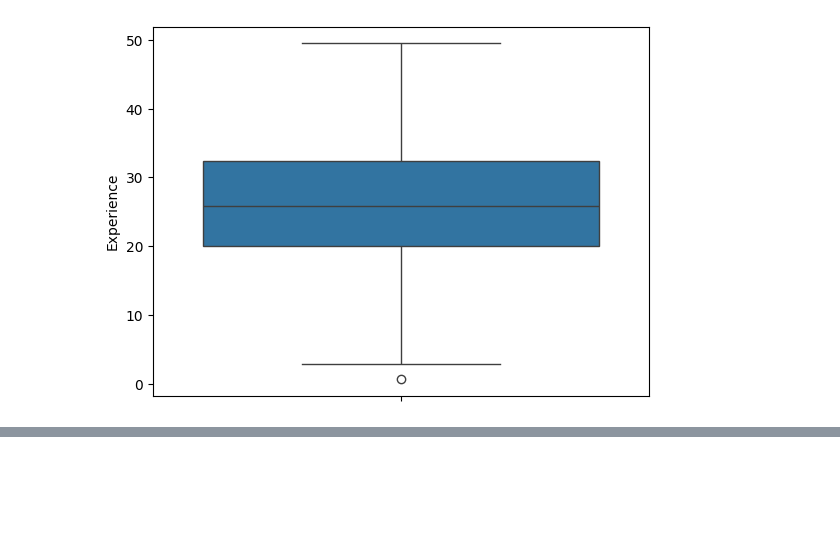
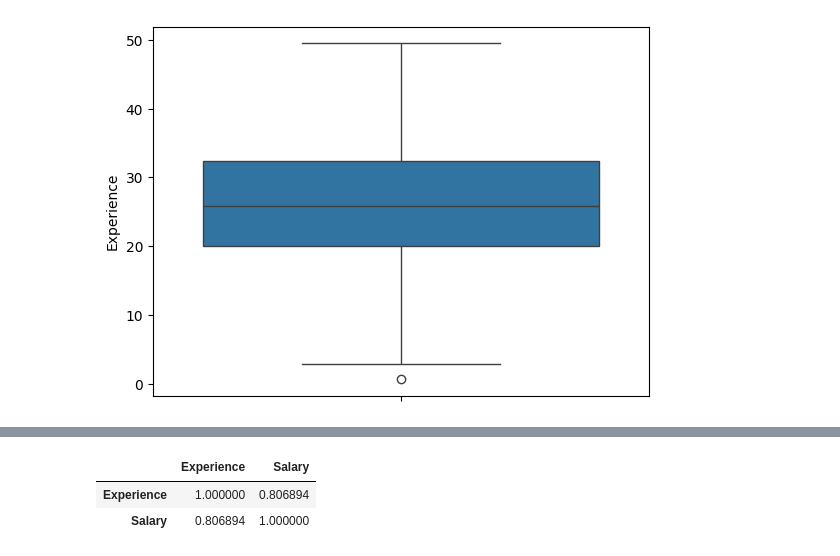
Before and after one commit to ShivamAttri05/Machine_Learning, a Jupyter notebook: 03_Ridge_Regression/Salary_DataSet02/Ridge_Regression.ipynb, the cells around one changed output, grey strips where cells are left out. Saved outputs shown, nothing was run; the diff lists cells and outputs as text; code cells hidden in the pictures; blank space fills up the shorter version.

```diff
--- a/03_Ridge_Regression/Salary_DataSet02/Ridge_Regression.ipynb
+++ b/03_Ridge_Regression/Salary_DataSet02/Ridge_Regression.ipynb
@@ -74,0 +104,6 @@ sns.boxplot(df["Experience"])
+# %%
+df.corr()
+# %% [output]
+|  | Experience | Salary |
+| Experience | 1.000000 | 0.806894 |
+| Salary | 0.806894 | 1.000000 |
```
Also changed, not shown: parts of 16 cells of this notebook.
